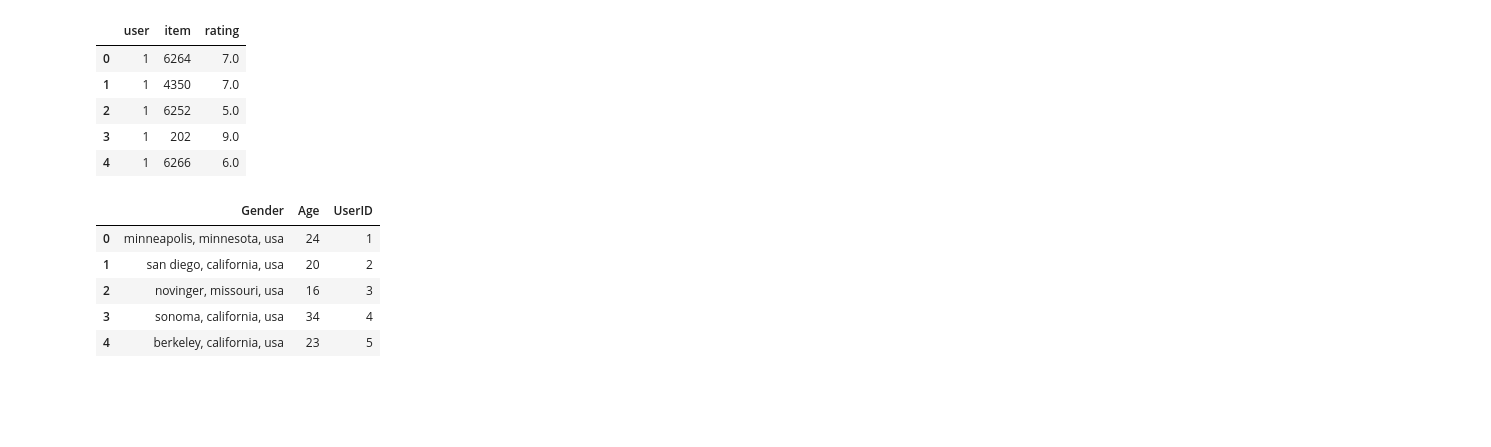
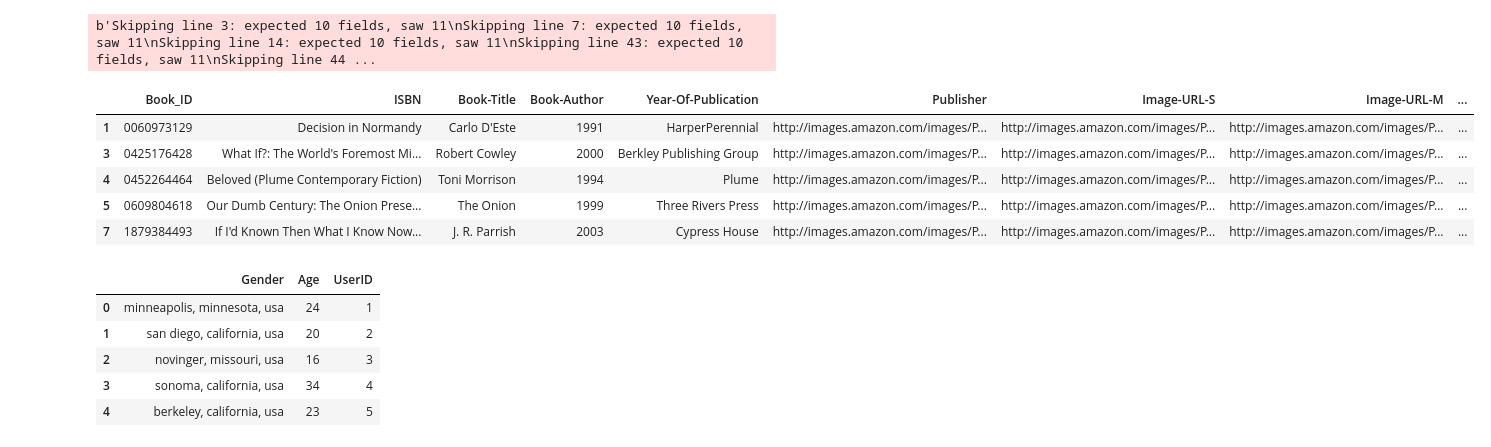
Before and after one commit to shivanandpawar/recommendation-engine, a Jupyter notebook: Data_Conversion.ipynb, the cells around one changed output. Cells and saved outputs as stored; diff of their text form; code cells hidden in the pictures; blank space fills up the shorter version.

```diff
--- a/Data_Conversion.ipynb
+++ b/Data_Conversion.ipynb
@@ -1,13 +1,14 @@
 # %%
 import pandas as pd
-df = pd.read_csv("/data/book_crossing/book_crossing/book_ratings.dat", sep="\t")
-#df["ID"] = df.index
+df = pd.read_csv("/data/book_crossing/book_crossing/items_info.dat", sep="\t", error_bad_lines=False )
+df["ID"] = df.index
 df.head()
 # %% [output]
+b'Skipping line 3: expected 10 fields, saw 11\nSkipping line 7: expected 10 fields, saw 11\nSkipping line 14: expected 10 fields, saw 11\nSkipping line 43: expected 10 fields, saw 11\nSkipping line 44 ...
-|  | user | item | rating |
-| 0 | 1 | 6264 | 7.0 |
-| 1 | 1 | 4350 | 7.0 |
-| 2 | 1 | 6252 | 5.0 |
-| 3 | 1 | 202 | 9.0 |
-| 4 | 1 | 6266 | 6.0 |
+|  | Book_ID | ISBN | Book-Title | Book-Author | Year-Of-Publication | Publisher | Image-URL-S | Image-URL-M | ... |
+| 1 | 0060973129 | Decision in Normandy | Carlo D'Este | 1991 | HarperPerennial | http://images.amazon.com/images/P... | http://images.amazon.com/images/P... | http://images.amazon.com/images/P... | ... |
+| 3 | 0425176428 | What If?: The World's Foremost Mi... | Robert Cowley | 2000 | Berkley Publishing Group | http://images.amazon.com/images/P... | http://images.amazon.com/images/P... | http://images.amazon.com/images/P... | ... |
+| 4 | 0452264464 | Beloved (Plume Contemporary Fiction) | Toni Morrison | 1994 | Plume | http://images.amazon.com/images/P... | http://images.amazon.com/images/P... | http://images.amazon.com/images/P... | ... |
+| 5 | 0609804618 | Our Dumb Century: The Onion Prese... | The Onion | 1999 | Three Rivers Press | http://images.amazon.com/images/P... | http://images.amazon.com/images/P... | http://images.amazon.com/images/P... | ... |
+| 7 | 1879384493 | If I'd Known Then What I Know Now... | J. R. Parrish | 2003 | Cypress House | http://images.amazon.com/images/P... | http://images.amazon.com/images/P... | http://images.amazon.com/images/P... | ... |
 # %%
```
Also changed, not shown: parts of 1 cell of this notebook.
